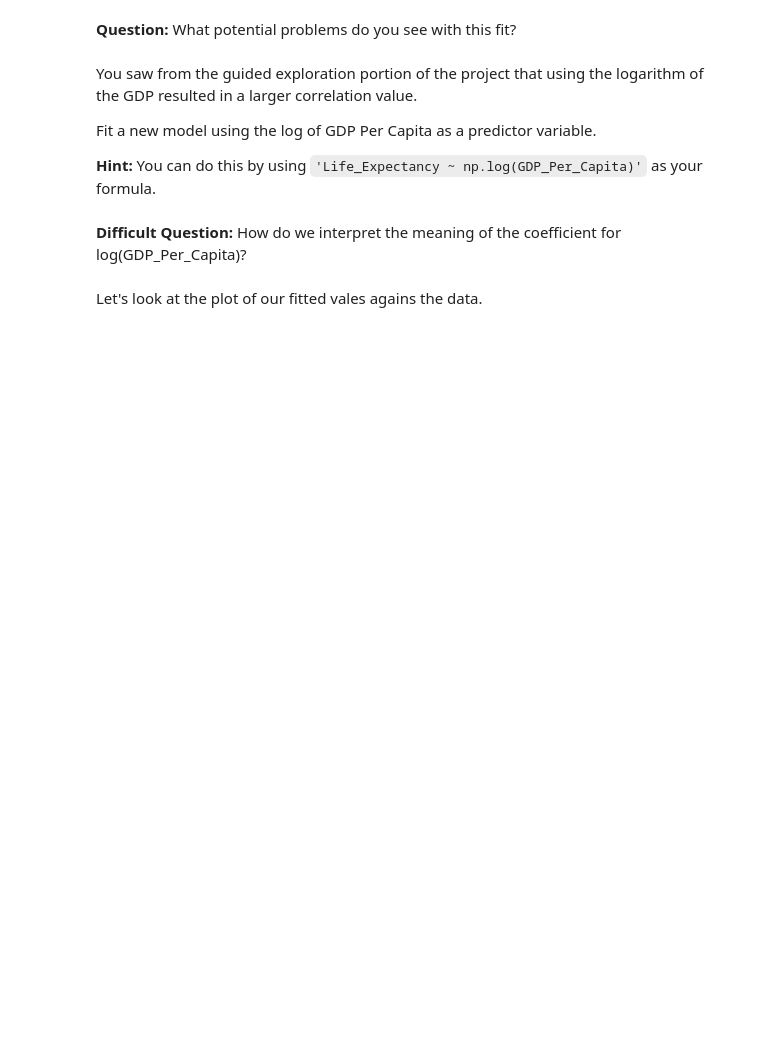
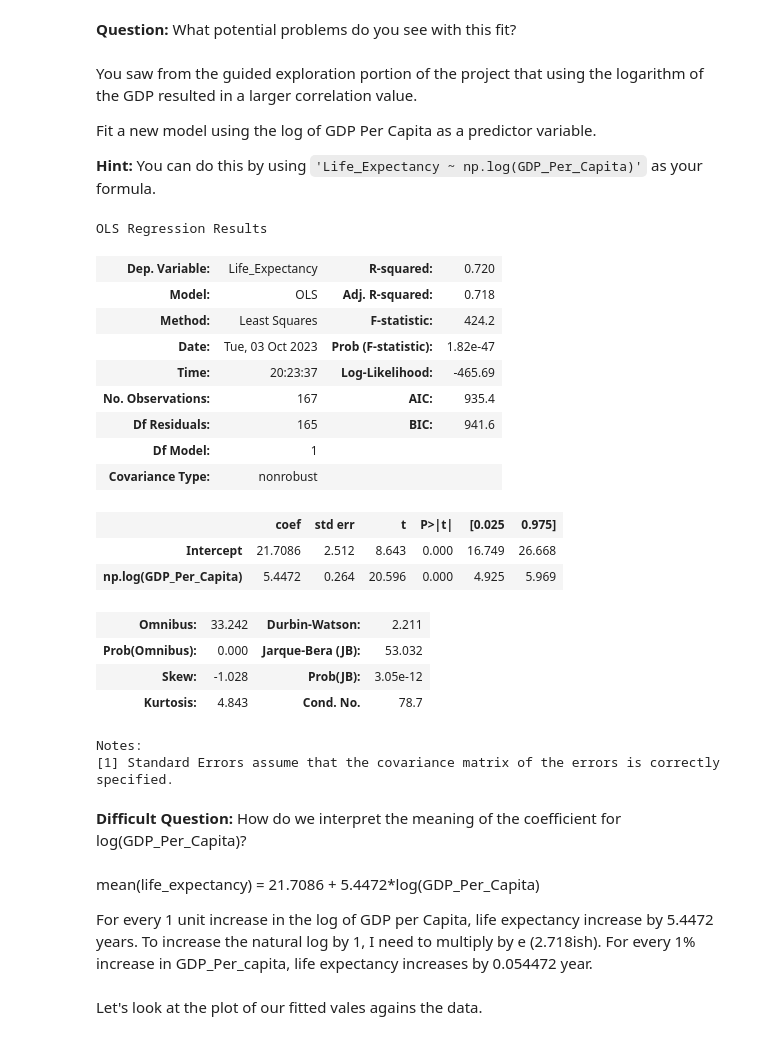
Before and after one commit to nss-data-science-cohort-7/linear-regression-practice-MultidisciplinaryDeepDives, a Jupyter notebook: notebooks/StatisticalModeling_Pt1_LinearRegression.ipynb, the cells around one changed output. Saved outputs shown, nothing was run; the diff lists cells and outputs as text; code cells hidden in the pictures; blank space fills up the shorter version.

```diff
--- a/notebooks/StatisticalModeling_Pt1_LinearRegression.ipynb
+++ b/notebooks/StatisticalModeling_Pt1_LinearRegression.ipynb
@@ -96,10 +124,36 @@ Fit a new model using the log of GDP Per Capita as a predictor variable.
 
 **Hint:** You can do this by using `'Life_Expectancy ~ np.log(GDP_Per_Capita)'` as your formula.
 # %%
-lm = # Fill this in
+lm = smf.ols('Life_Expectancy ~ np.log(GDP_Per_Capita)', data = gdp_le_2019).fit()
 lm.summary()
+# %% [output]
+OLS Regression Results
+| Dep. Variable: | Life_Expectancy | R-squared: | 0.720 |
+| Model: | OLS | Adj. R-squared: | 0.718 |
+| Method: | Least Squares | F-statistic: | 424.2 |
+| Date: | Tue, 03 Oct 2023 | Prob (F-statistic): | 1.82e-47 |
+| Time: | 20:23:37 | Log-Likelihood: | -465.69 |
+| No. Observations: | 167 | AIC: | 935.4 |
+| Df Residuals: | 165 | BIC: | 941.6 |
+| Df Model: | 1 |  |  |
+| Covariance Type: | nonrobust |  |  |
+|  | coef | std err | t | P>|t| | [0.025 | 0.975] |
+| Intercept | 21.7086 | 2.512 | 8.643 | 0.000 | 16.749 | 26.668 |
+| np.log(GDP_Per_Capita) | 5.4472 | 0.264 | 20.596 | 0.000 | 4.925 | 5.969 |
+| Omnibus: | 33.242 | Durbin-Watson: | 2.211 |
+| Prob(Omnibus): | 0.000 | Jarque-Bera (JB): | 53.032 |
+| Skew: | -1.028 | Prob(JB): | 3.05e-12 |
+| Kurtosis: | 4.843 | Cond. No. | 78.7 |
+Notes:
+[1] Standard Errors assume that the covariance matrix of the errors is correctly specified.
 # %% [markdown]
 **Difficult Question:** How do we interpret the meaning of the coefficient for log(GDP_Per_Capita)?
+# %% [markdown]
+mean(life_expectancy) = 21.7086 + 5.4472*log(GDP_Per_Capita)
+
+For every 1 unit increase in the log of GDP per Capita, life expectancy increase by 5.4472 years.
+To increase the natural log by 1, I need to multiply by e (2.718ish).
+For every 1% increase in GDP_Per_capita, life expectancy increases by 0.054472 year.
 # %% [markdown]
 Let's look at the plot of our fitted vales agains the data.
 # %%
```
Also changed, not shown: parts of 17 cells of this notebook.
